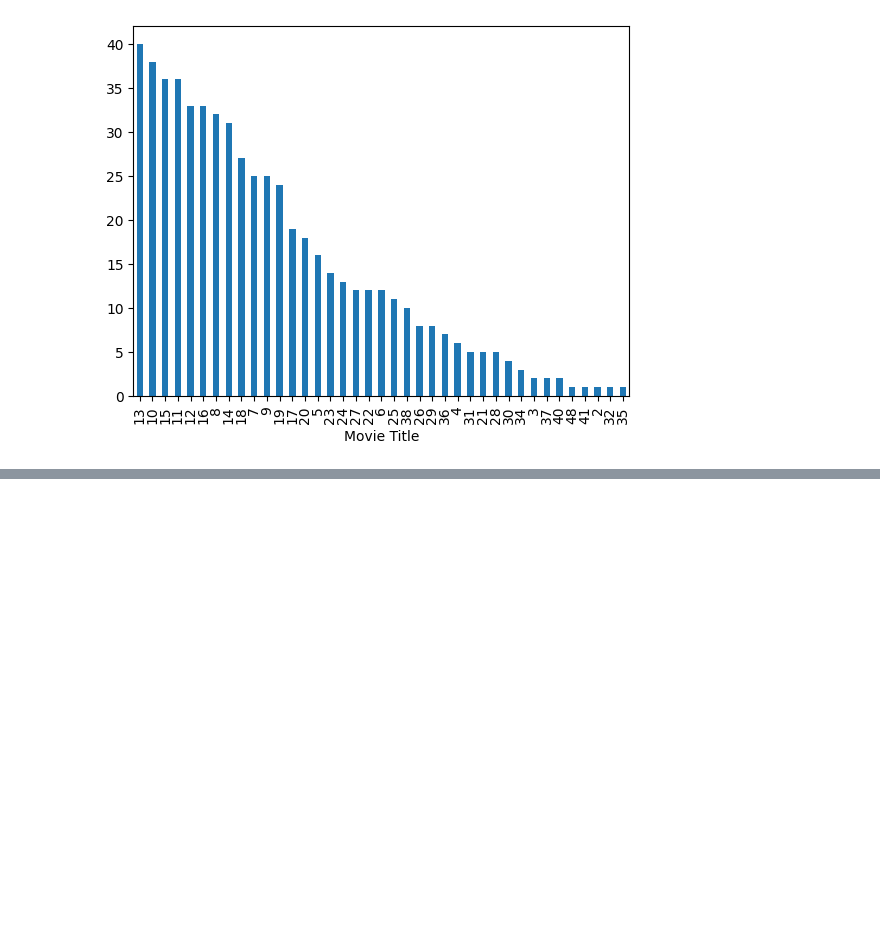
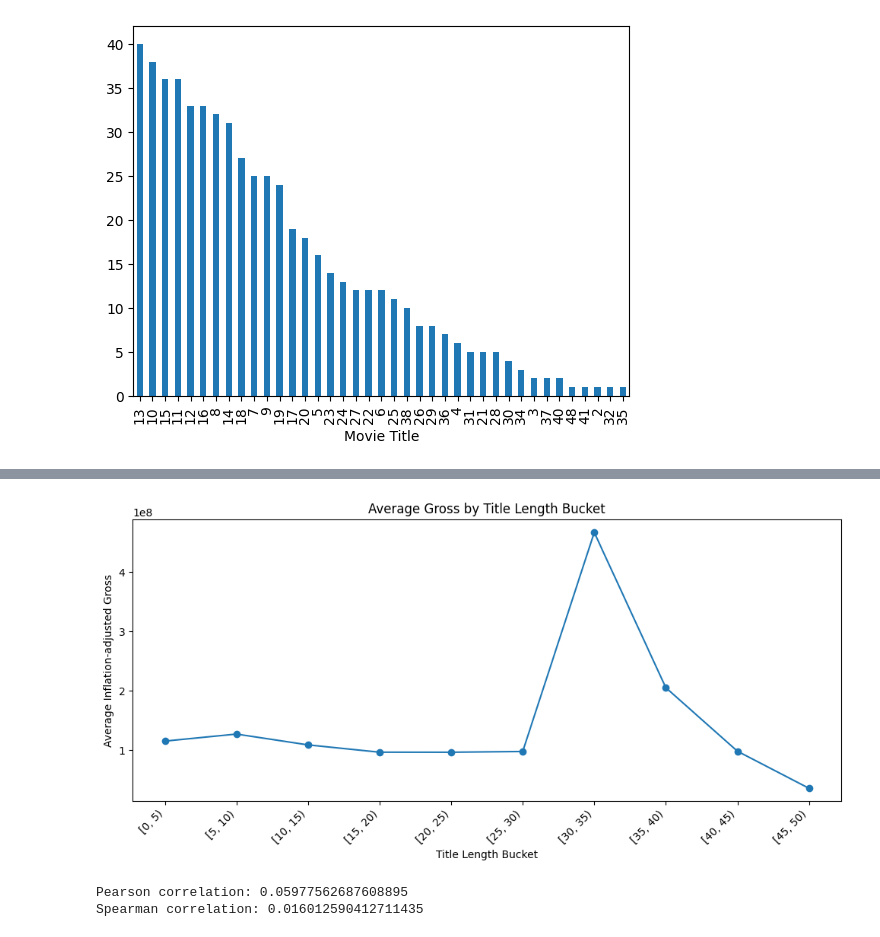
Before and after one commit to wtfmadrid/MDSA-Case-Study, a Jupyter notebook: preprocessing.ipynb, the cells around one changed output, grey strips where cells are left out. Drawn from its saved outputs; the diff is of its cells as text; code cells hidden in the pictures; blank space fills up the shorter version.

```diff
--- a/preprocessing.ipynb
+++ b/preprocessing.ipynb
@@ -162,3 +162,22 @@ disney_data["Movie Title"].str.len().value_counts().plot(kind='bar')
 # %% [output]
 <Axes: xlabel='Movie Title'>
 [figure]
+# %%
+df['title_length'] = disney_data["Movie Title"].str.len()
+# %%
+# 5-character buckets: 0-4, 5-9, 10-14, ...
+max_len = int(df['title_length'].max())
+bins = list(range(0, max_len + 6, 5))
+
+df['title_len_bin'] = pd.cut(df['title_length'], bins=bins, right=False)
+
+bin_summary = (
+    df.groupby('title_len_bin', as_index=False)
+      .agg(
+          avg_gross=('Inflation Adjusted Gross', 'mean'),
+          median_gross=('Inflation Adjusted Gross', 'median'),
+          movie_count=('Inflation Adjusted Gross', 'count')
+      )
+)
+
+print(bin_summary)
@@ -164,0 +196,20 @@ disney_data["Movie Title"].str.len().value_counts().plot(kind='bar')
+# %%
+plt.figure(figsize=(10,5))
+plt.plot(bin_summary['title_len_bin'].astype(str), bin_summary['avg_gross'], marker='o')
+plt.xticks(rotation=45, ha='right')
+plt.xlabel('Title Length Bucket')
+plt.ylabel('Average Inflation-adjusted Gross')
+plt.title('Average Gross by Title Length Bucket')
+plt.tight_layout()
+plt.show()
+# %% [output]
+[figure, added]
+# %%
+pearson_corr = df['title_length'].corr(df['Inflation Adjusted Gross'], method='pearson')
+spearman_corr = df['title_length'].corr(df['Inflation Adjusted Gross'], method='spearman')
+
+print("Pearson correlation:", pearson_corr)
+print("Spearman correlation:", spearman_corr)
+# %% [output]
+Pearson correlation: 0.05977562687608895
+Spearman correlation: 0.016012590412711435
```
Also changed, not shown: parts of 3 cells of this notebook.
